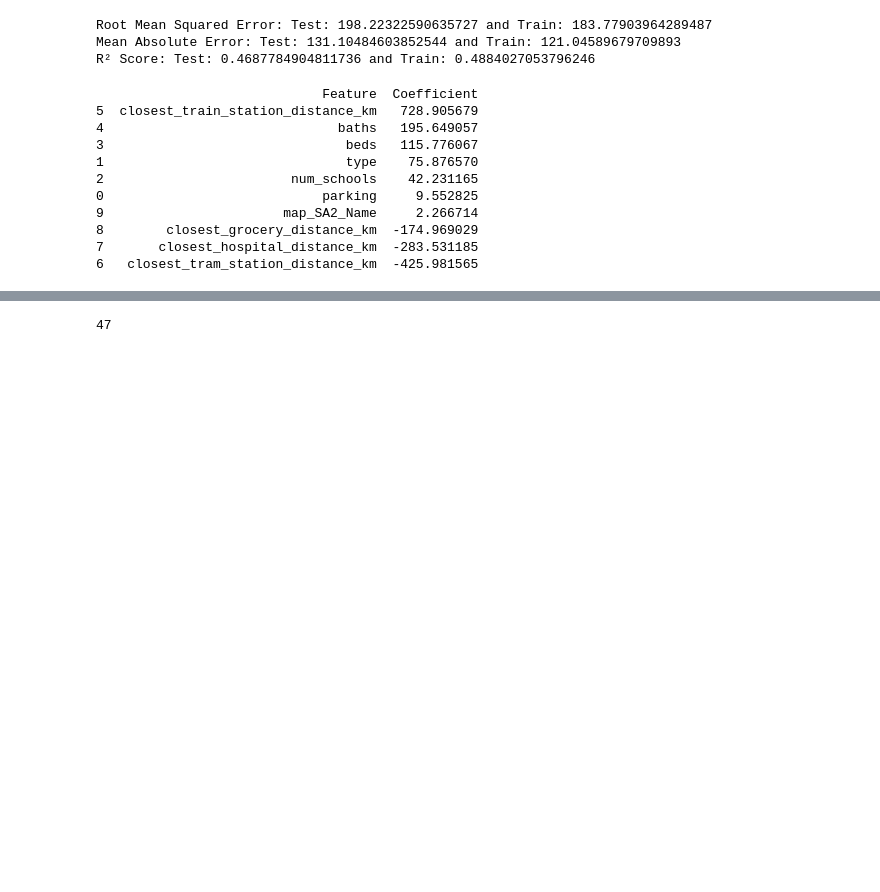
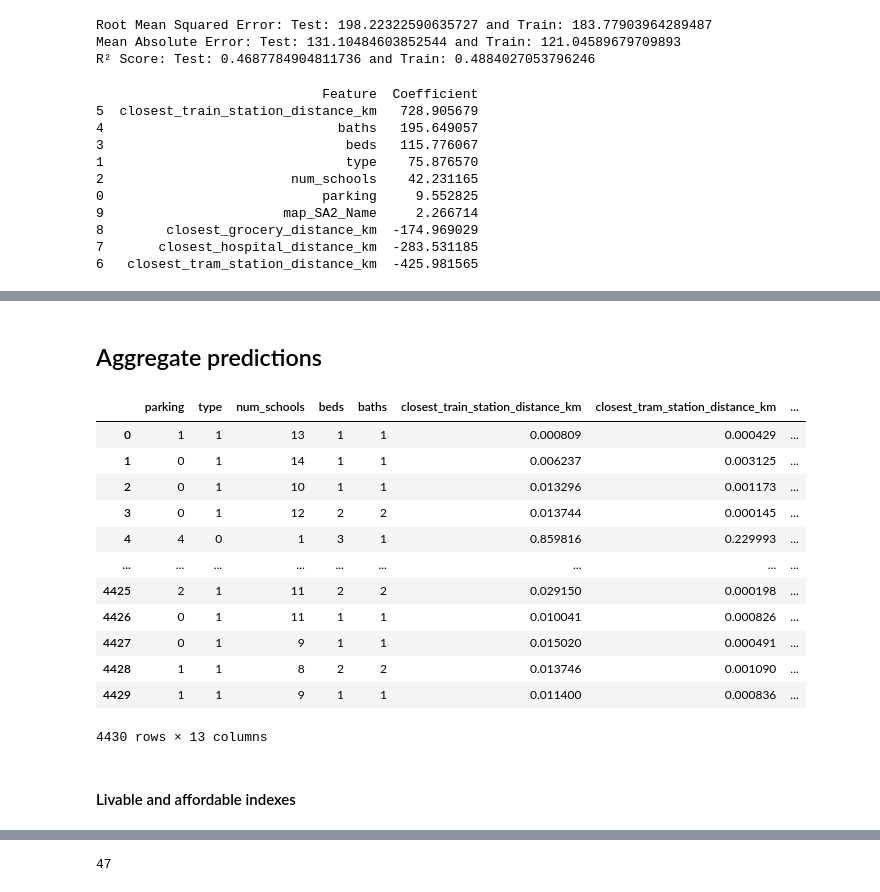
Before and after one commit to MAST30034-AppliedDataScience/project-2-group-real-estate-industry-project-20, a Jupyter notebook: notebooks/predict.ipynb, the cells around one changed output, grey strips where cells are left out. Cells and saved outputs as stored; diff of their text form; code cells hidden in the pictures; blank space fills up the shorter version.

```diff
--- a/notebooks/predict.ipynb
+++ b/notebooks/predict.ipynb
@@ -192 +206,3 @@ print(importance_df)
+# %% [markdown]
+## Aggregate predictions
 # %%
@@ -196,0 +213,19 @@ predicted_test = pd.concat([predicted_test, data_scaled["SA2_Name"]], axis = 1)
+# %%
+predicted["predicted_cost/(beds+baths)"] = predicted["predicted_cost"] / (predicted["beds"] + predicted["baths"])
+predicted
+# %% [output]
+|  | parking | type | num_schools | beds | baths | closest_train_station_distance_km | closest_tram_station_distance_km | ... |
+| 0 | 1 | 1 | 13 | 1 | 1 | 0.000809 | 0.000429 | ... |
+| 1 | 0 | 1 | 14 | 1 | 1 | 0.006237 | 0.003125 | ... |
+| 2 | 0 | 1 | 10 | 1 | 1 | 0.013296 | 0.001173 | ... |
+| 3 | 0 | 1 | 12 | 2 | 2 | 0.013744 | 0.000145 | ... |
+| 4 | 4 | 0 | 1 | 3 | 1 | 0.859816 | 0.229993 | ... |
+| ... | ... | ... | ... | ... | ... | ... | ... | ... |
+| 4425 | 2 | 1 | 11 | 2 | 2 | 0.029150 | 0.000198 | ... |
+| 4426 | 0 | 1 | 11 | 1 | 1 | 0.010041 | 0.000826 | ... |
+| 4427 | 0 | 1 | 9 | 1 | 1 | 0.015020 | 0.000491 | ... |
+| 4428 | 1 | 1 | 8 | 2 | 2 | 0.013746 | 0.001090 | ... |
+| 4429 | 1 | 1 | 9 | 1 | 1 | 0.011400 | 0.000836 | ... |
+4430 rows × 13 columns
+# %% [markdown]
+#### Livable and affordable indexes
```
Also changed, not shown: parts of 30 cells of this notebook, 17 other files.
